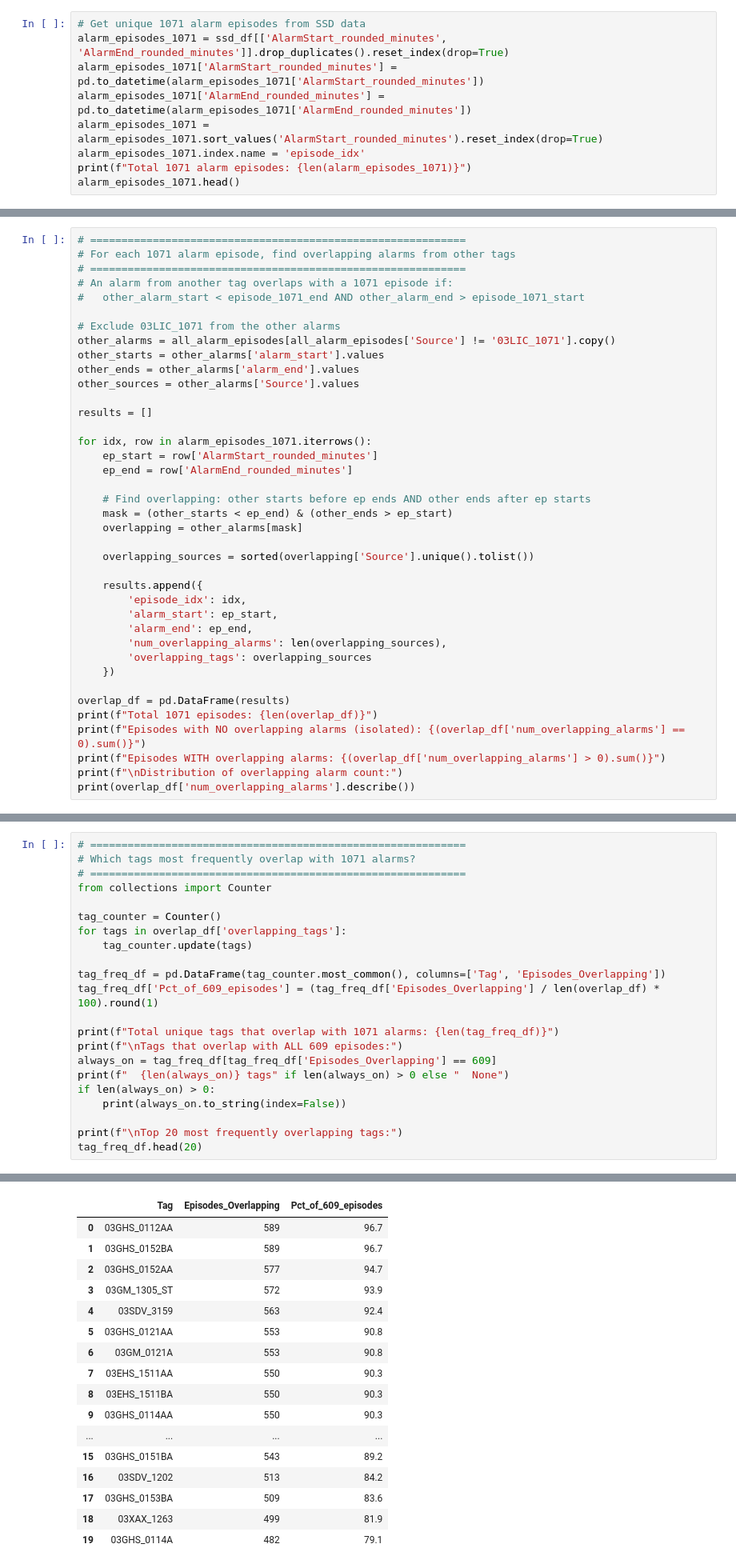
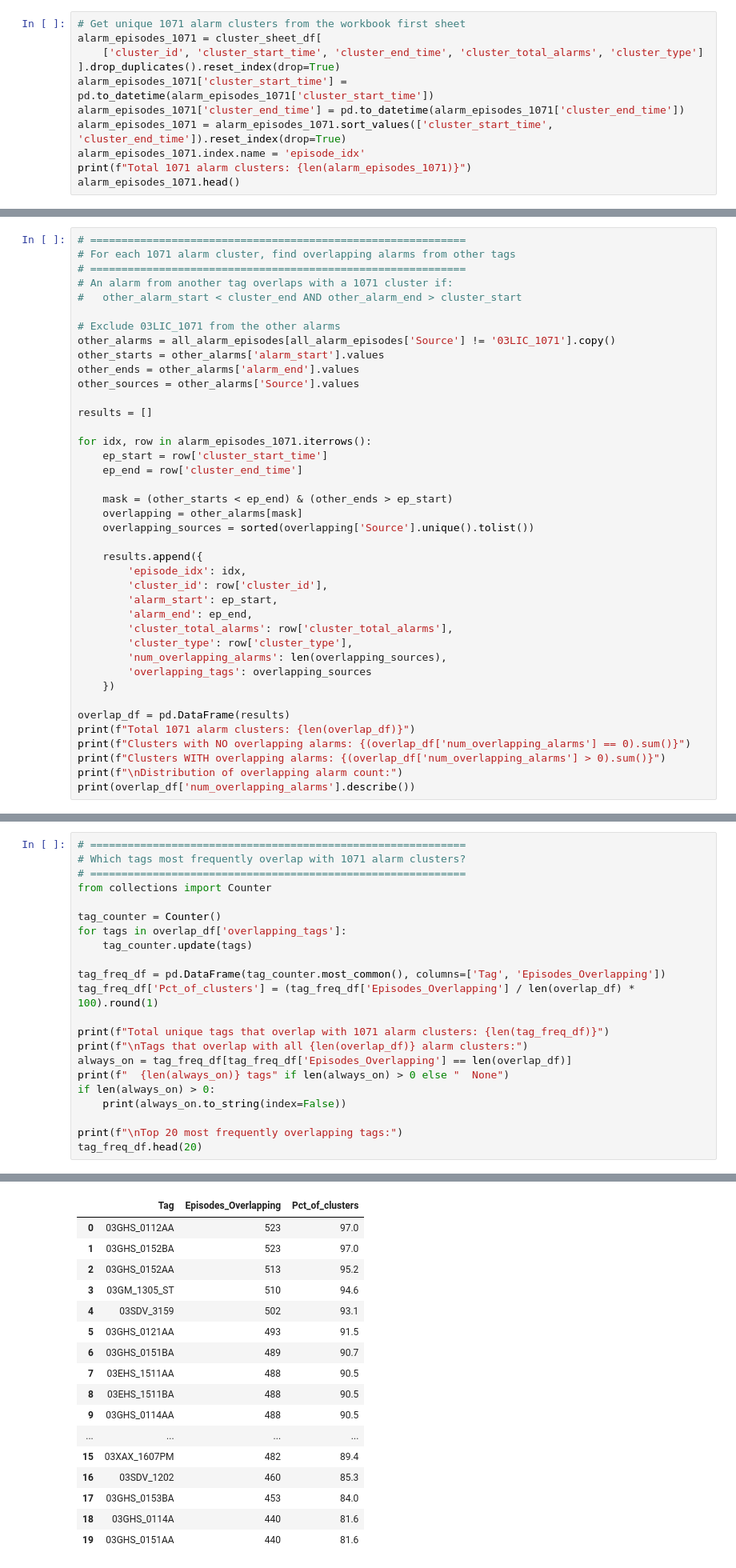
Before and after one commit to H604827/ControlActions, a Jupyter notebook: EXPERIMENTS/isolated_alarm_episode_analysis.ipynb, the cells around one changed output, grey strips where cells are left out. Shown at 80% size. Drawn from its saved outputs; the diff is of its cells as text.

```diff
--- a/EXPERIMENTS/isolated_alarm_episode_analysis.ipynb
+++ b/EXPERIMENTS/isolated_alarm_episode_analysis.ipynb
@@ -41,10 +158,12 @@ SSD head:
 # %%
-# Get unique 1071 alarm episodes from SSD data
-alarm_episodes_1071 = ssd_df[['AlarmStart_rounded_minutes', 'AlarmEnd_rounded_minutes']].drop_duplicates().reset_index(drop=True)
-alarm_episodes_1071['AlarmStart_rounded_minutes'] = pd.to_datetime(alarm_episodes_1071['AlarmStart_rounded_minutes'])
-alarm_episodes_1071['AlarmEnd_rounded_minutes'] = pd.to_datetime(alarm_episodes_1071['AlarmEnd_rounded_minutes'])
-alarm_episodes_1071 = alarm_episodes_1071.sort_values('AlarmStart_rounded_minutes').reset_index(drop=True)
+# Get unique 1071 alarm clusters from the workbook first sheet
+alarm_episodes_1071 = cluster_sheet_df[
+    ['cluster_id', 'cluster_start_time', 'cluster_end_time', 'cluster_total_alarms', 'cluster_type']
+].drop_duplicates().reset_index(drop=True)
+alarm_episodes_1071['cluster_start_time'] = pd.to_datetime(alarm_episodes_1071['cluster_start_time'])
+alarm_episodes_1071['cluster_end_time'] = pd.to_datetime(alarm_episodes_1071['cluster_end_time'])
+alarm_episodes_1071 = alarm_episodes_1071.sort_values(['cluster_start_time', 'cluster_end_time']).reset_index(drop=True)
 alarm_episodes_1071.index.name = 'episode_idx'
-print(f"Total 1071 alarm episodes: {len(alarm_episodes_1071)}")
+print(f"Total 1071 alarm clusters: {len(alarm_episodes_1071)}")
 alarm_episodes_1071.head()
 # %% [output]
@@ -182,10 +301,10 @@ max       30113.294402
 dtype: float64
 # %%
 # ============================================================
-# For each 1071 alarm episode, find overlapping alarms from other tags
+# For each 1071 alarm cluster, find overlapping alarms from other tags
 # ============================================================
-# An alarm from another tag overlaps with a 1071 episode if:
-#   other_alarm_start < episode_1071_end AND other_alarm_end > episode_1071_start
+# An alarm from another tag overlaps with a 1071 cluster if:
+#   other_alarm_start < cluster_end AND other_alarm_end > cluster_start
 
 # Exclude 03LIC_1071 from the other alarms
 other_alarms = all_alarm_episodes[all_alarm_episodes['Source'] != '03LIC_1071'].copy()
@@ -196,27 +315,28 @@ other_sources = other_alarms['Source'].values
 results = []
 
 for idx, row in alarm_episodes_1071.iterrows():
-    ep_start = row['AlarmStart_rounded_minutes']
-    ep_end = row['AlarmEnd_rounded_minutes']
+    ep_start = row['cluster_start_time']
+    ep_end = row['cluster_end_time']
 
-    # Find overlapping: other starts before ep ends AND other ends after ep starts
     mask = (other_starts < ep_end) & (other_ends > ep_start)
     overlapping = other_alarms[mask]
-
     overlapping_sources = sorted(overlapping['Source'].unique().tolist())
 
     results.append({
         'episode_idx': idx,
+        'cluster_id': row['cluster_id'],
         'alarm_start': ep_start,
         'alarm_end': ep_end,
+        'cluster_total_alarms': row['cluster_total_alarms'],
+        'cluster_type': row['cluster_type'],
         'num_overlapping_alarms': len(overlapping_sources),
         'overlapping_tags': overlapping_sources
     })
 
 overlap_df = pd.DataFrame(results)
-print(f"Total 1071 episodes: {len(overlap_df)}")
-print(f"Episodes with NO overlapping alarms (isolated): {(overlap_df['num_overlapping_alarms'] == 0).sum()}")
-print(f"Episodes WITH overlapping alarms: {(overlap_df['num_overlapping_alarms'] > 0).sum()}")
+print(f"Total 1071 alarm clusters: {len(overlap_df)}")
+print(f"Clusters with NO overlapping alarms: {(overlap_df['num_overlapping_alarms'] == 0).sum()}")
+print(f"Clusters WITH overlapping alarms: {(overlap_df['num_overlapping_alarms'] > 0).sum()}")
 print(f"\nDistribution of overlapping alarm count:")
 print(overlap_df['num_overlapping_alarms'].describe())
 # %% [output]
@@ -236,7 +356,7 @@ max      124.000000
 Name: num_overlapping_alarms, dtype: float64
 # %%
 # ============================================================
-# Which tags most frequently overlap with 1071 alarms?
+# Which tags most frequently overlap with 1071 alarm clusters?
 # ============================================================
 from collections import Counter
 
@@ -245,11 +365,11 @@ for tags in overlap_df['overlapping_tags']:
     tag_counter.update(tags)
 
 tag_freq_df = pd.DataFrame(tag_counter.most_common(), columns=['Tag', 'Episodes_Overlapping'])
-tag_freq_df['Pct_of_609_episodes'] = (tag_freq_df['Episodes_Overlapping'] / len(overlap_df) * 100).round(1)
+tag_freq_df['Pct_of_clusters'] = (tag_freq_df['Episodes_Overlapping'] / len(overlap_df) * 100).round(1)
 
-print(f"Total unique tags that overlap with 1071 alarms: {len(tag_freq_df)}")
-print(f"\nTags that overlap with ALL 609 episodes:")
-always_on = tag_freq_df[tag_freq_df['Episodes_Overlapping'] == 609]
+print(f"Total unique tags that overlap with 1071 alarm clusters: {len(tag_freq_df)}")
+print(f"\nTags that overlap with all {len(overlap_df)} alarm clusters:")
+always_on = tag_freq_df[tag_freq_df['Episodes_Overlapping'] == len(overlap_df)]
 print(f"  {len(always_on)} tags" if len(always_on) > 0 else "  None")
 if len(always_on) > 0:
     print(always_on.to_string(index=False))
@@ -263,20 +383,20 @@ Tags that overlap with ALL 609 episodes:
   None
 
 Top 20 most frequently overlapping tags:
-|  | Tag | Episodes_Overlapping | Pct_of_609_episodes |
-| 0 | 03GHS_0112AA | 589 | 96.7 |
-| 1 | 03GHS_0152BA | 589 | 96.7 |
-| 2 | 03GHS_0152AA | 577 | 94.7 |
-| 3 | 03GM_1305_ST | 572 | 93.9 |
-| 4 | 03SDV_3159 | 563 | 92.4 |
-| 5 | 03GHS_0121AA | 553 | 90.8 |
-| 6 | 03GM_0121A | 553 | 90.8 |
-| 7 | 03EHS_1511AA | 550 | 90.3 |
-| 8 | 03EHS_1511BA | 550 | 90.3 |
-| 9 | 03GHS_0114AA | 550 | 90.3 |
+|  | Tag | Episodes_Overlapping | Pct_of_clusters |
+| 0 | 03GHS_0112AA | 523 | 97.0 |
+| 1 | 03GHS_0152BA | 523 | 97.0 |
+| 2 | 03GHS_0152AA | 513 | 95.2 |
+| 3 | 03GM_1305_ST | 510 | 94.6 |
+| 4 | 03SDV_3159 | 502 | 93.1 |
+| 5 | 03GHS_0121AA | 493 | 91.5 |
+| 6 | 03GHS_0151BA | 489 | 90.7 |
+| 7 | 03EHS_1511AA | 488 | 90.5 |
+| 8 | 03EHS_1511BA | 488 | 90.5 |
+| 9 | 03GHS_0114AA | 488 | 90.5 |
 | ... | ... | ... | ... |
-| 15 | 03GHS_0151BA | 543 | 89.2 |
-| 16 | 03SDV_1202 | 513 | 84.2 |
-| 17 | 03GHS_0153BA | 509 | 83.6 |
-| 18 | 03XAX_1263 | 499 | 81.9 |
-| 19 | 03GHS_0114A | 482 | 79.1 |
+| 15 | 03XAX_1607PM | 482 | 89.4 |
+| 16 | 03SDV_1202 | 460 | 85.3 |
+| 17 | 03GHS_0153BA | 453 | 84.0 |
+| 18 | 03GHS_0114A | 440 | 81.6 |
+| 19 | 03GHS_0151AA | 440 | 81.6 |
```
Also changed, not shown: parts of 36 cells of this notebook, 8 other files.
